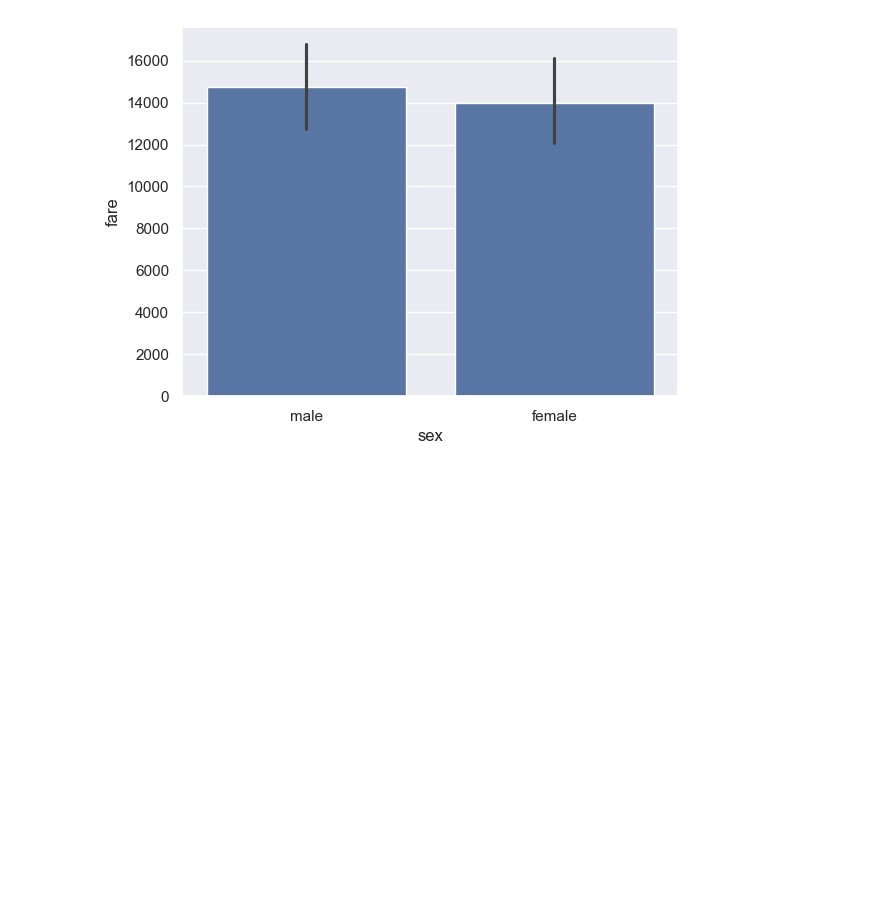
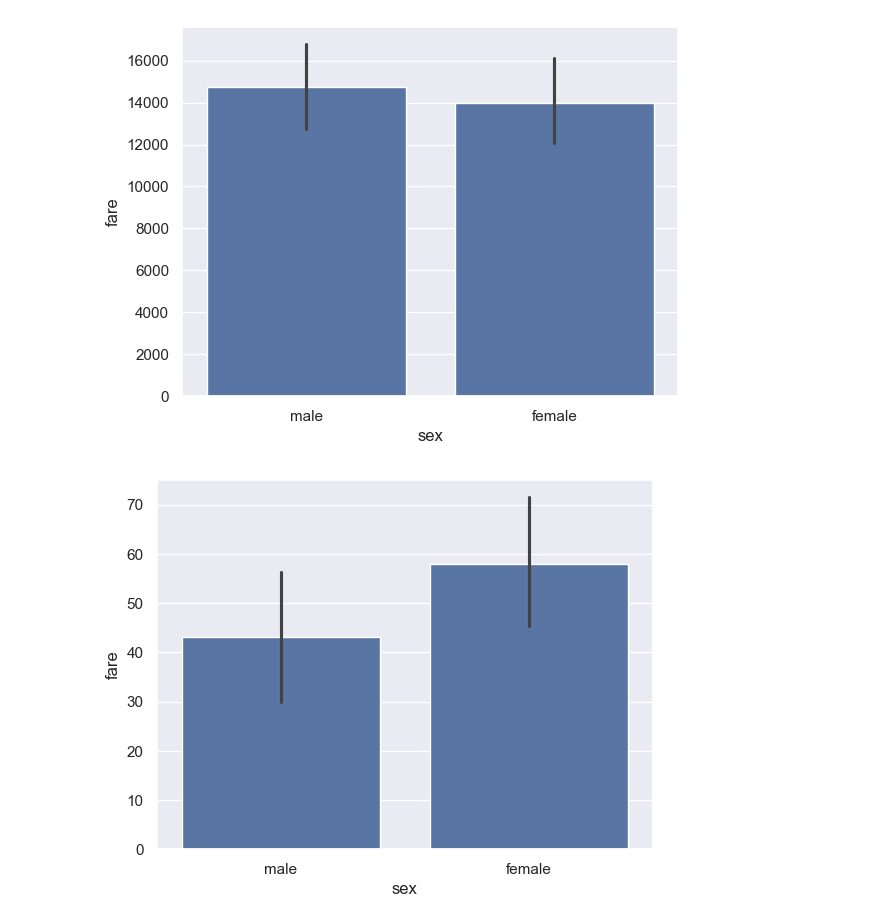
Before and after one commit to Renal-D/basic-python-library-for-data, a Jupyter notebook: Basic-Seaborn/seaborn-2.ipynb, the cells around one changed output. Drawn from its saved outputs; the diff is of its cells as text; code cells hidden in the pictures; blank space fills up the shorter version.

```diff
--- a/Basic-Seaborn/seaborn-2.ipynb
+++ b/Basic-Seaborn/seaborn-2.ipynb
@@ -35,3 +35,7 @@ sns.barplot(x='fare',y='sex',data=dataku);
 sns.barplot(x='sex',y='fare',data=dataku, estimator=sum); #jumlah
 # %% [output]
 [figure]
+# %%
+sns.barplot(x='sex',y='fare',data=dataku, estimator=np.std); #standard deviasi
+# %% [output]
+[figure, added]
```
Also changed, not shown: parts of 1 cell of this notebook.
